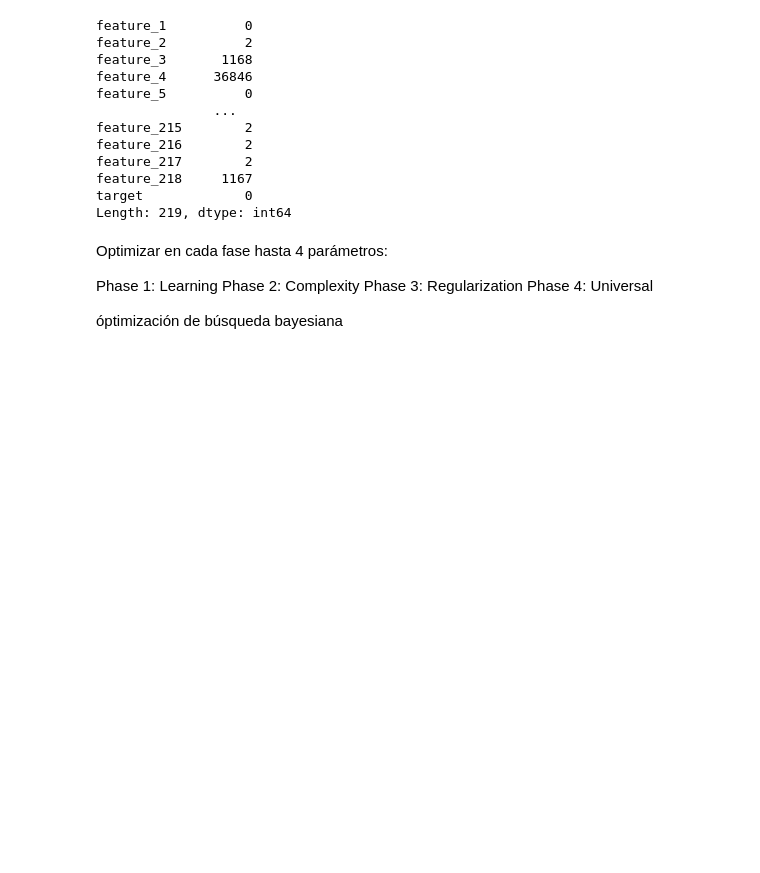
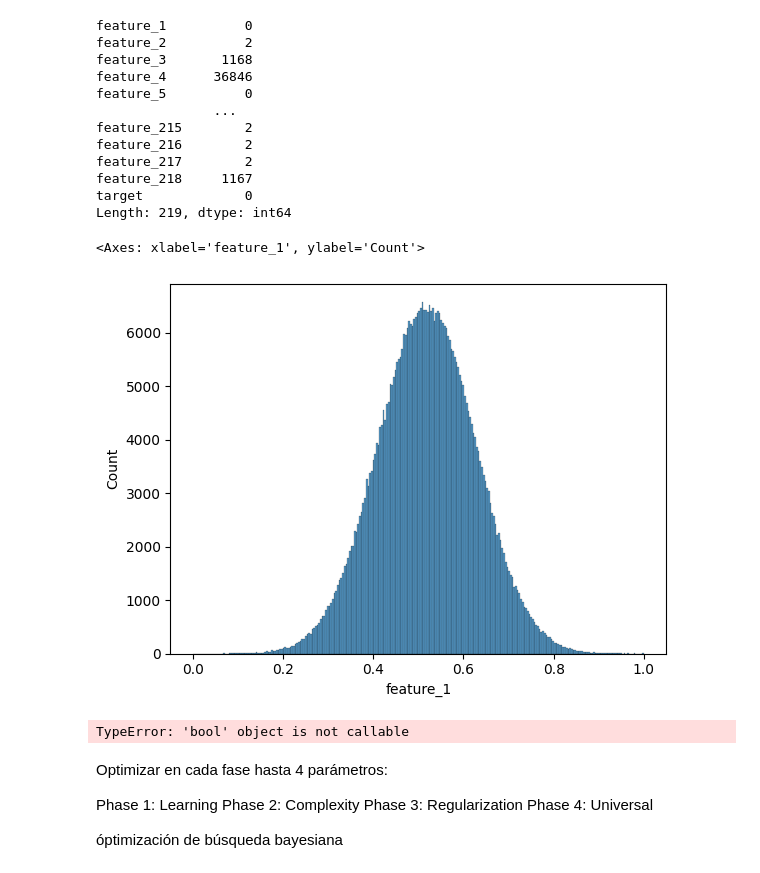
Before and after one commit to FranzValerio/baubap-nn-challenge, a Jupyter notebook: Notebooks/data_exploratory.ipynb, the cells around one changed output. Cells and saved outputs as stored; diff of their text form; code cells hidden in the pictures; blank space fills up the shorter version.

```diff
--- a/Notebooks/data_exploratory.ipynb
+++ b/Notebooks/data_exploratory.ipynb
@@ -34,6 +65,15 @@ feature_217        2
 feature_218     1167
 target             0
 Length: 219, dtype: int64
+# %%
+sns.histplot(datos.feature_1)
+# %% [output]
+<Axes: xlabel='feature_1', ylabel='Count'>
+[figure, added]
+# %%
+datos['target'].is_unique()
+# %% [output]
+TypeError: 'bool' object is not callable
 # %% [markdown]
 Optimizar en cada fase hasta 4 parámetros:
 
```
Also changed, not shown: parts of 6 cells of this notebook.
